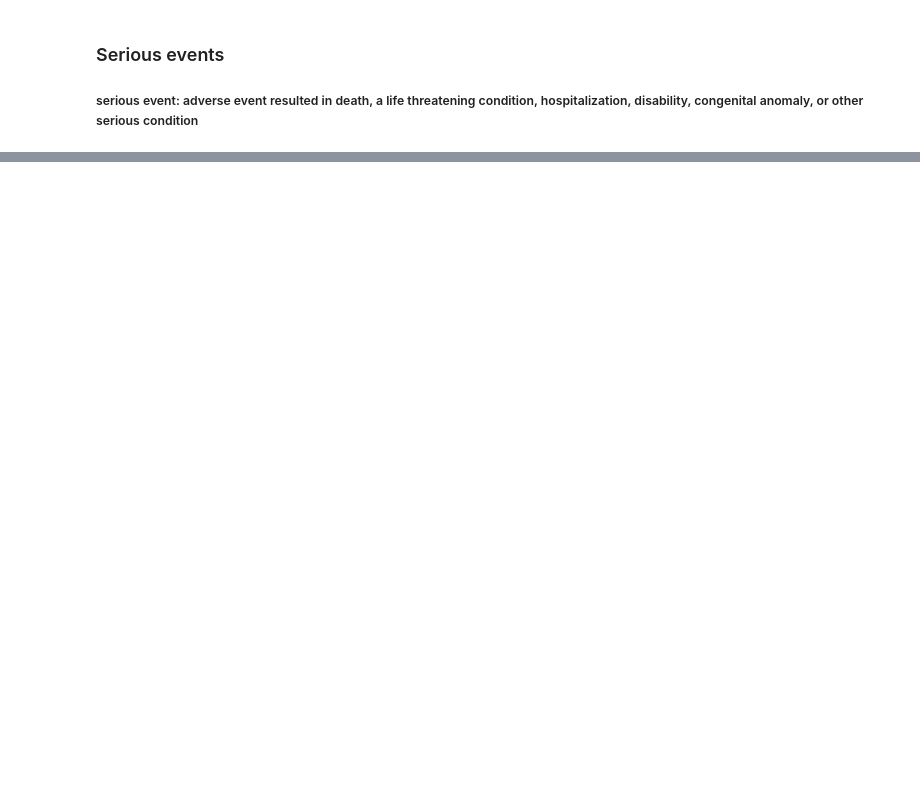
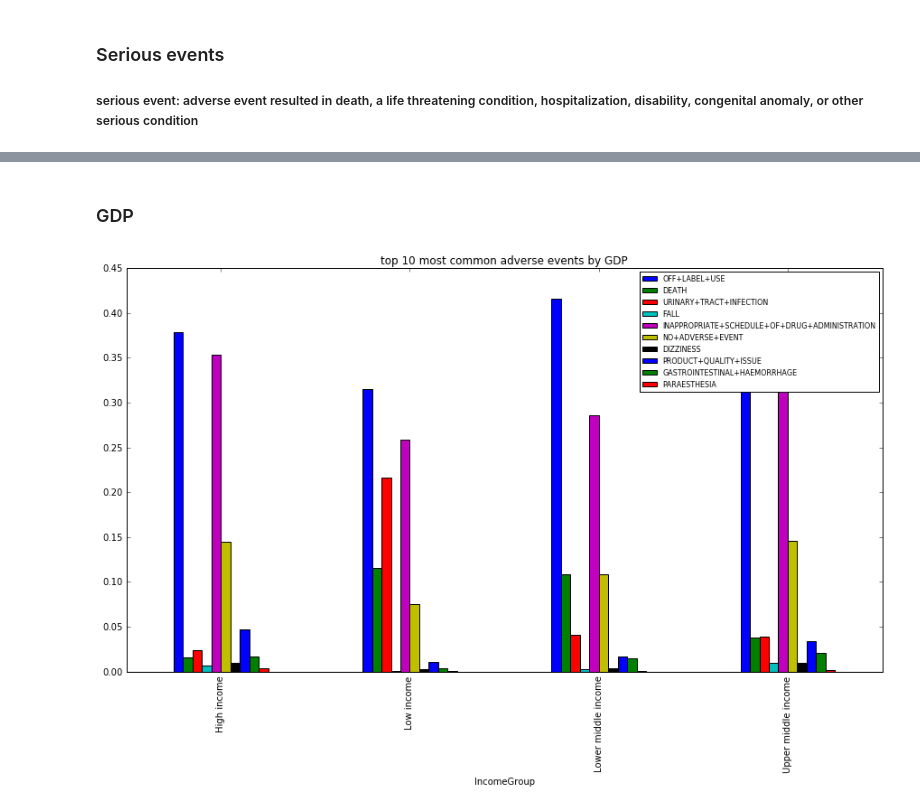
Before and after one commit to BelalC/openfda_exploration, a Jupyter notebook: AZ_case_study.ipynb, the cells around one changed output, grey strips where cells are left out. Saved outputs shown, nothing was run; the diff lists cells and outputs as text; code cells hidden in the pictures; blank space fills up the shorter version.

```diff
--- a/AZ_case_study.ipynb
+++ b/AZ_case_study.ipynb
@@ -301,0 +332,21 @@ plt.show()
+# %% [markdown]
+### GDP
+# %%
+gdp = pd.read_csv("./data/gdp_data.csv", usecols = ["Country Code", "IncomeGroup", "TableName"])
+cc = pd.read_csv("./data/country_codes.csv")
+
+cc.columns = ["TableName","code"]
+cc_df = cc.merge(gdp, on="TableName")
+# %%
+gdp_df = final_df.merge(cc_df, left_index=True, right_on = "code").drop(["Country Code", "TableName"],axis=1)
+#.set_index("code", drop=True)
+# %%
+g = gdp_df.groupby(["IncomeGroup"]).sum()[top_disease[:10]]
+norm_g = g.divide(g.sum(axis=1), axis=0)
+# %%
+norm_g.plot(kind="bar", figsize=(15, 8), stacked=False)
+plt.legend(fontsize=8, loc = 1)
+plt.title("top 10 most common adverse events by GDP")
+plt.show()
+# %% [output]
+[figure, added]
```
Also changed, not shown: parts of 15 cells of this notebook.
